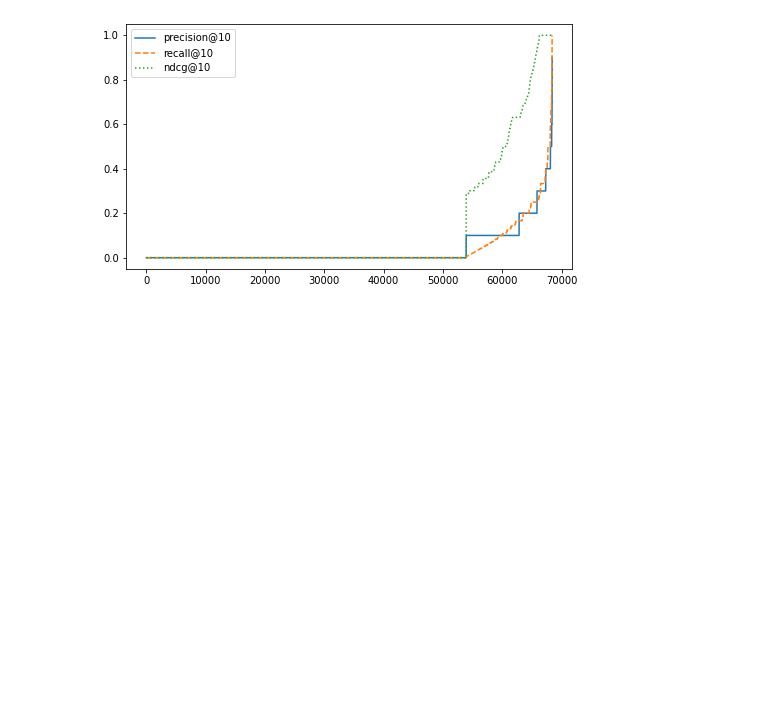
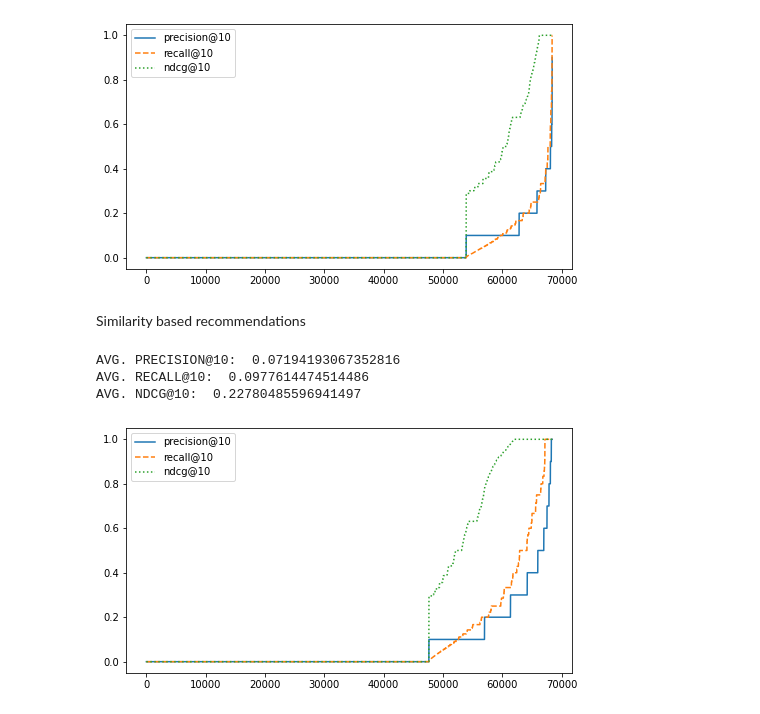
Before and after one commit to AndreiBondarenko/project-ai-2021, a Jupyter notebook: mf_new.ipynb, the cells around one changed output. Saved outputs shown, nothing was run; the diff lists cells and outputs as text; code cells hidden in the pictures; blank space fills up the shorter version.

```diff
--- a/mf_new.ipynb
+++ b/mf_new.ipynb
@@ -54,3 +56,31 @@ plt.legend()
 plt.show()
 # %% [output]
 [figure]
+# %% [markdown]
+Similarity based recommendations
+# %%
+precision_scores2 = []
+recall_scores2 = []
+ndcg_scores2 = []
+for i in tqdm(range(y.shape[0])):
+    topk = recommender.recommend_sim(k=K, user=i)
+    actual = _y[i]
+    precision_scores2.append(utils.precision_at_k(topk, actual))
+    recall_scores2.append(utils.recall_at_k(topk, actual))
+    ndcg_scores2.append(utils.ndcg_at_k(topk, actual))
+print(f'AVG. PRECISION@{K}: ', np.mean(precision_scores2))
+print(f'AVG. RECALL@{K}: ', np.mean(recall_scores2))
+print(f'AVG. NDCG@{K}: ', np.mean(ndcg_scores2))
+# %% [output]
+AVG. PRECISION@10:  0.07194193067352816
+AVG. RECALL@10:  0.0977614474514486
+AVG. NDCG@10:  0.22780485596941497
+# %%
+plt.figure(figsize=(8, 4.5))
+plt.plot(sorted(precision_scores2), label=f"precision@{K}")
+plt.plot(sorted(recall_scores2), label=f"recall@{K}",linestyle='dashed')
+plt.plot(sorted(ndcg_scores2), label=f"ndcg@{K}", linestyle='dotted')
+plt.legend()
+plt.show()
+# %% [output]
+[figure, added]
```
Also changed, not shown: parts of 1 cell of this notebook, 4 other files.
